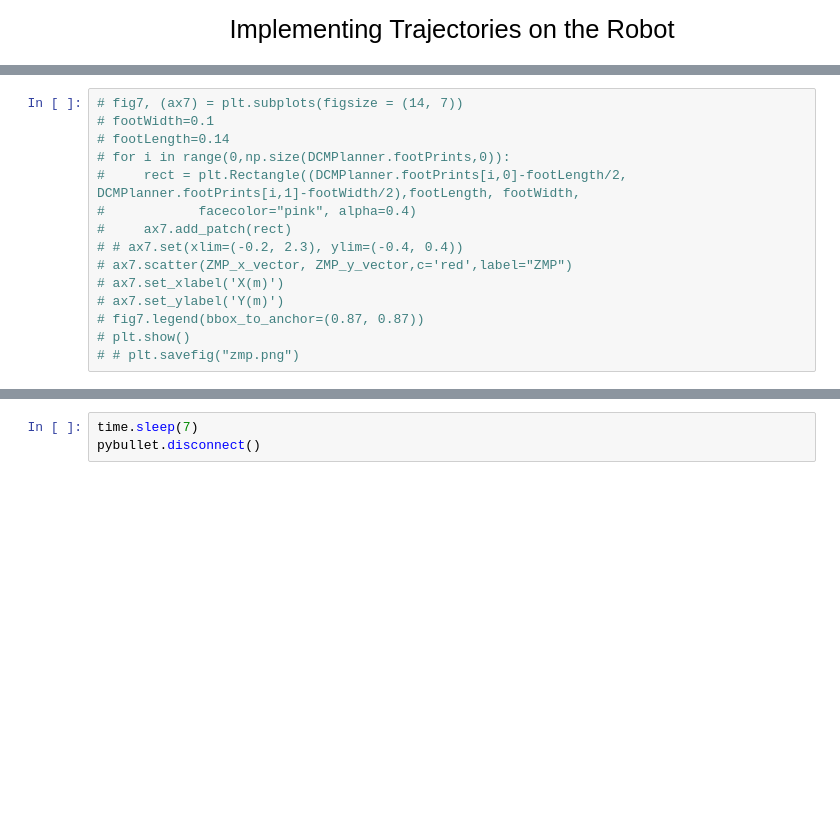
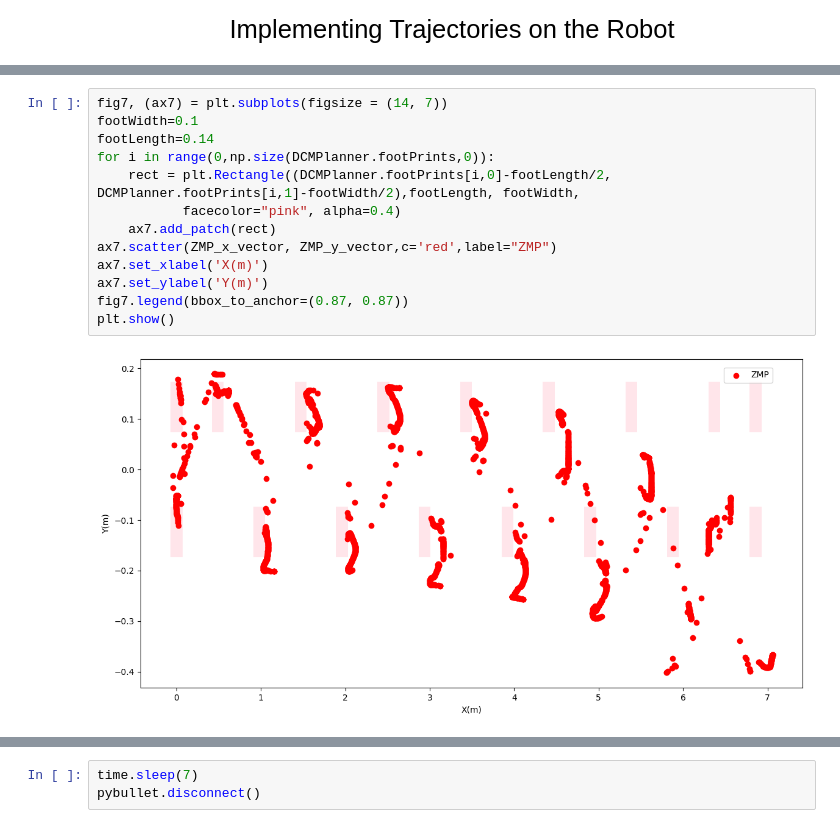
Before and after one commit to KingDemons98/legged_robots, a Jupyter notebook: projet_1/DCM--walking-Atlas.ipynb, the cells around one changed output, grey strips where cells are left out. Saved outputs shown, nothing was run; the diff lists cells and outputs as text; blank space fills up the shorter version.

```diff
--- a/projet_1/DCM--walking-Atlas.ipynb
+++ b/projet_1/DCM--walking-Atlas.ipynb
@@ -363,16 +367,16 @@ for i in range(int((DCMPlanner.numberOfSamplesPerSecond) * CoPPositions.shape[0]
 # %%
-# fig7, (ax7) = plt.subplots(figsize = (14, 7))
-# footWidth=0.1
-# footLength=0.14
-# for i in range(0,np.size(DCMPlanner.footPrints,0)):
-#     rect = plt.Rectangle((DCMPlanner.footPrints[i,0]-footLength/2, DCMPlanner.footPrints[i,1]-footWidth/2),footLength, footWidth,
-#            facecolor="pink", alpha=0.4)
-#     ax7.add_patch(rect)
-# # ax7.set(xlim=(-0.2, 2.3), ylim=(-0.4, 0.4))
-# ax7.scatter(ZMP_x_vector, ZMP_y_vector,c='red',label="ZMP")
-# ax7.set_xlabel('X(m)')
-# ax7.set_ylabel('Y(m)')
-# fig7.legend(bbox_to_anchor=(0.87, 0.87))
-# plt.show()
-# # plt.savefig("zmp.png")
+fig7, (ax7) = plt.subplots(figsize = (14, 7))
+footWidth=0.1
+footLength=0.14
+for i in range(0,np.size(DCMPlanner.footPrints,0)):
+    rect = plt.Rectangle((DCMPlanner.footPrints[i,0]-footLength/2, DCMPlanner.footPrints[i,1]-footWidth/2),footLength, footWidth,
+           facecolor="pink", alpha=0.4)
+    ax7.add_patch(rect)
+ax7.scatter(ZMP_x_vector, ZMP_y_vector,c='red',label="ZMP")
+ax7.set_xlabel('X(m)')
+ax7.set_ylabel('Y(m)')
+fig7.legend(bbox_to_anchor=(0.87, 0.87))
+plt.show()
+# %% [output]
+[figure, added]
 # %%
```
Also changed, not shown: parts of 8 cells of this notebook, 1 other file.
